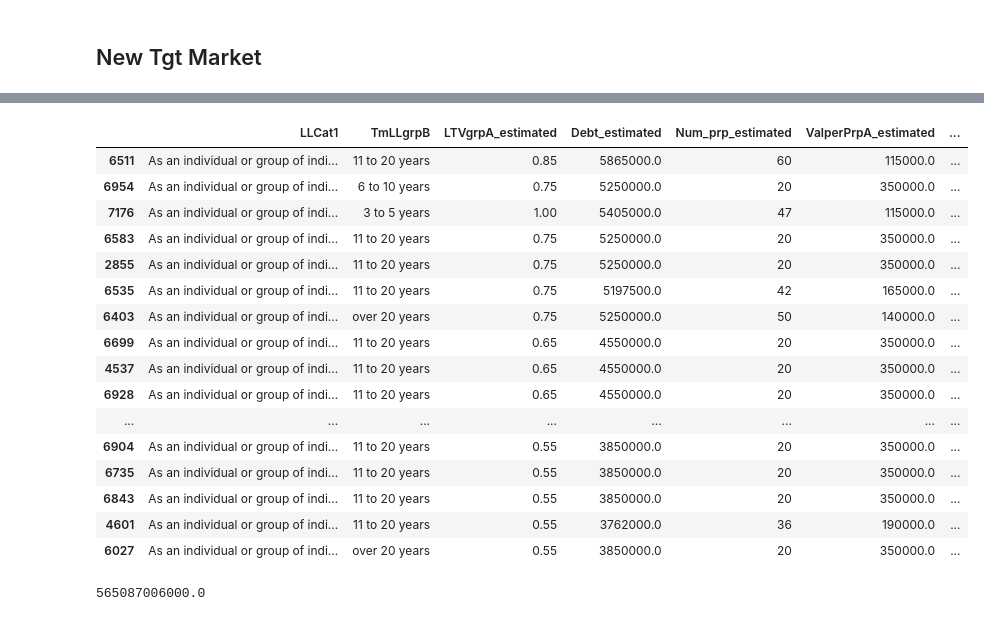
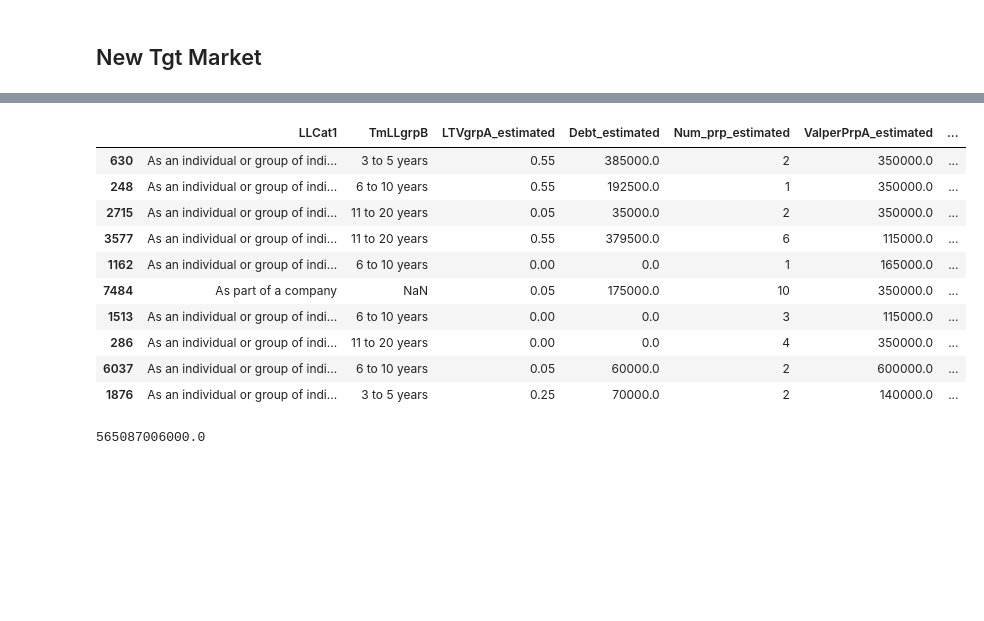
Before and after one commit to sam-hatley/landlord-data, a Jupyter notebook: corporate.ipynb, the cells around one changed output, grey strips where cells are left out. Saved outputs shown, nothing was run; the diff lists cells and outputs as text; code cells hidden in the pictures; blank space fills up the shorter version.

```diff
--- a/corporate.ipynb
+++ b/corporate.ipynb
@@ -463,3 +462,5 @@ df['total_lending'] = df['Debt_estimated'].fillna(0) + df['sdlt_estimated'].fill
+# %%
+df['new_ltv'] = df['total_lending'] / df['mkt_val_est_result']
 # %% [markdown]
 Putting the important vars into a new df
 # %%
@@ -481,6 +482,7 @@ df_test = df[[
     'sdlt_estimated',
     'cg_estimated',
     'total_lending',
+    'new_ltv',
 ]]
 # %%
 df_test = df_test[df['mkt_val_difference'].notna()]
@@ -498,6 +500,7 @@ df_test.sample(5)
 ## New Tgt Market
 # %%
 tgt_mkt = df_test[(df_test["LLCat1"].isin(['As an individual or group of individuals', 'Other (please specify)']))]
+tgt_mkt = df_test[df_test['new_ltv'] <= .8]
 tgt_len = len(tgt_mkt.index)
 df_len = len(df_test[(df_test["LLCat1"].notna())].index)
 
@@ -537,23 +540,17 @@ available_lending / 5449
 # %%
-tgt_mkt.sort_values(by='total_lending', ascending=False).head(20)
+tgt_mkt.sort_values(by='total_lending', ascending=False).sample(10)
 # %% [output]
 |  | LLCat1 | TmLLgrpB | LTVgrpA_estimated | Debt_estimated | Num_prp_estimated | ValperPrpA_estimated | ... |
-| 6511 | As an individual or group of indi... | 11 to 20 years | 0.85 | 5865000.0 | 60 | 115000.0 | ... |
-| 6954 | As an individual or group of indi... | 6 to 10 years | 0.75 | 5250000.0 | 20 | 350000.0 | ... |
-| 7176 | As an individual or group of indi... | 3 to 5 years | 1.00 | 5405000.0 | 47 | 115000.0 | ... |
-| 6583 | As an individual or group of indi... | 11 to 20 years | 0.75 | 5250000.0 | 20 | 350000.0 | ... |
-| 2855 | As an individual or group of indi... | 11 to 20 years | 0.75 | 5250000.0 | 20 | 350000.0 | ... |
-| 6535 | As an individual or group of indi... | 11 to 20 years | 0.75 | 5197500.0 | 42 | 165000.0 | ... |
-| 6403 | As an individual or group of indi... | over 20 years | 0.75 | 5250000.0 | 50 | 140000.0 | ... |
-| 6699 | As an individual or group of indi... | 11 to 20 years | 0.65 | 4550000.0 | 20 | 350000.0 | ... |
-| 4537 | As an individual or group of indi... | 11 to 20 years | 0.65 | 4550000.0 | 20 | 350000.0 | ... |
-| 6928 | As an individual or group of indi... | 11 to 20 years | 0.65 | 4550000.0 | 20 | 350000.0 | ... |
-| ... | ... | ... | ... | ... | ... | ... | ... |
-| 6904 | As an individual or group of indi... | 11 to 20 years | 0.55 | 3850000.0 | 20 | 350000.0 | ... |
-| 6735 | As an individual or group of indi... | 11 to 20 years | 0.55 | 3850000.0 | 20 | 350000.0 | ... |
-| 6843 | As an individual or group of indi... | 11 to 20 years | 0.55 | 3850000.0 | 20 | 350000.0 | ... |
-| 4601 | As an individual or group of indi... | 11 to 20 years | 0.55 | 3762000.0 | 36 | 190000.0 | ... |
-| 6027 | As an individual or group of indi... | over 20 years | 0.55 | 3850000.0 | 20 | 350000.0 | ... |
+| 630 | As an individual or group of indi... | 3 to 5 years | 0.55 | 385000.0 | 2 | 350000.0 | ... |
+| 248 | As an individual or group of indi... | 6 to 10 years | 0.55 | 192500.0 | 1 | 350000.0 | ... |
+| 2715 | As an individual or group of indi... | 11 to 20 years | 0.05 | 35000.0 | 2 | 350000.0 | ... |
+| 3577 | As an individual or group of indi... | 11 to 20 years | 0.55 | 379500.0 | 6 | 115000.0 | ... |
+| 1162 | As an individual or group of indi... | 6 to 10 years | 0.00 | 0.0 | 1 | 165000.0 | ... |
+| 7484 | As part of a company | NaN | 0.05 | 175000.0 | 10 | 350000.0 | ... |
+| 1513 | As an individual or group of indi... | 6 to 10 years | 0.00 | 0.0 | 3 | 115000.0 | ... |
+| 286 | As an individual or group of indi... | 11 to 20 years | 0.00 | 0.0 | 4 | 350000.0 | ... |
+| 6037 | As an individual or group of indi... | 6 to 10 years | 0.05 | 60000.0 | 2 | 600000.0 | ... |
+| 1876 | As an individual or group of indi... | 3 to 5 years | 0.25 | 70000.0 | 2 | 140000.0 | ... |
 # %%
 2825435030 / 0.005
 # %% [output]
```
Also changed, not shown: parts of 8 cells of this notebook.
